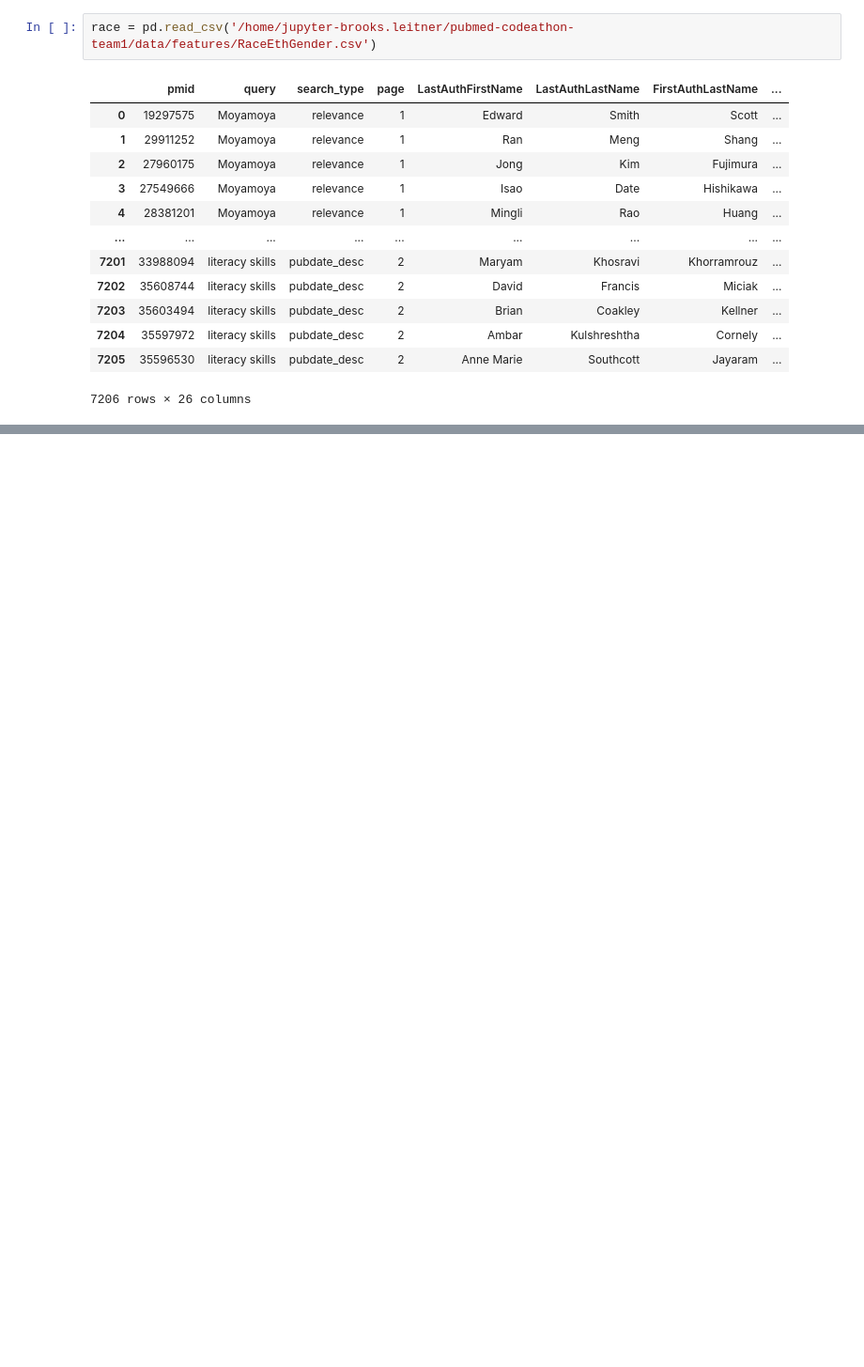
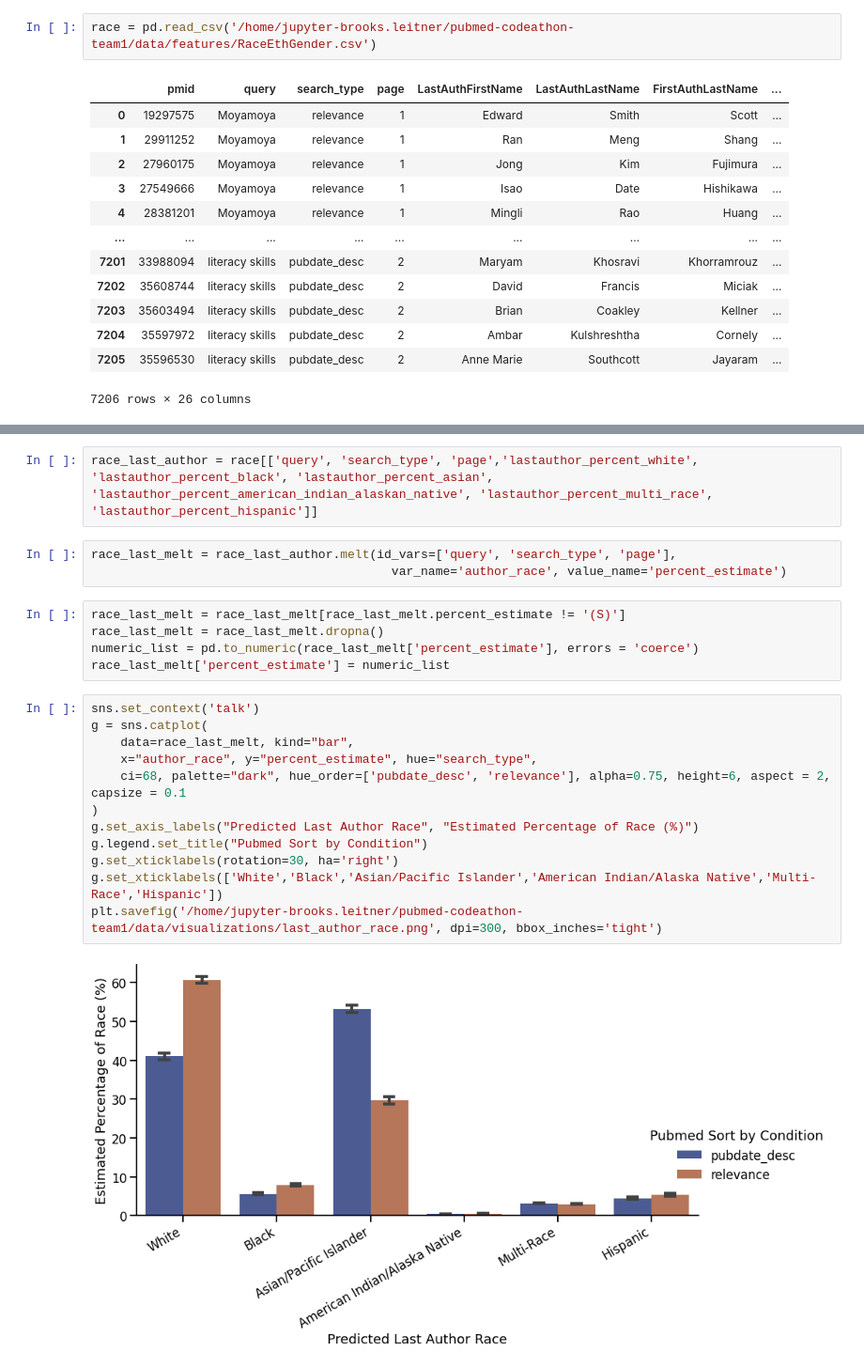
Before and after one commit to NCBI-Codeathons/pubmed-codeathon-team1, a Jupyter notebook: notebooks/data_visualizations_bl.ipynb, the cells around one changed output, grey strips where cells are left out. Shown at 94% size. Cells and saved outputs as stored; diff of their text form; blank space fills up the shorter version.

```diff
--- a/notebooks/data_visualizations_bl.ipynb
+++ b/notebooks/data_visualizations_bl.ipynb
@@ -397,0 +411,24 @@ race_first_melt['percent_estimate'] = numeric_list
+# %%
+race_last_author = race[['query', 'search_type', 'page','lastauthor_percent_white', 'lastauthor_percent_black', 'lastauthor_percent_asian', 'lastauthor_percent_american_indian_alaskan_native', 'lastauthor_percent_multi_race', 'lastauthor_percent_hispanic']]
+# %%
+race_last_melt = race_last_author.melt(id_vars=['query', 'search_type', 'page'],
+                                         var_name='author_race', value_name='percent_estimate')
+# %%
+race_last_melt = race_last_melt[race_last_melt.percent_estimate != '(S)']
+race_last_melt = race_last_melt.dropna()
+numeric_list = pd.to_numeric(race_last_melt['percent_estimate'], errors = 'coerce')
+race_last_melt['percent_estimate'] = numeric_list
+# %%
+sns.set_context('talk')
+g = sns.catplot(
+    data=race_last_melt, kind="bar",
+    x="author_race", y="percent_estimate", hue="search_type",
+    ci=68, palette="dark", hue_order=['pubdate_desc', 'relevance'], alpha=0.75, height=6, aspect = 2, capsize = 0.1
+)
+g.set_axis_labels("Predicted Last Author Race", "Estimated Percentage of Race (%)")
+g.legend.set_title("Pubmed Sort by Condition")
+g.set_xticklabels(rotation=30, ha='right')
+g.set_xticklabels(['White','Black','Asian/Pacific Islander','American Indian/Alaska Native','Multi-Race','Hispanic'])
+plt.savefig('/home/jupyter-brooks.leitner/pubmed-codeathon-team1/data/visualizations/last_author_race.png', dpi=300, bbox_inches='tight')
+# %% [output]
+[figure, added]
```
Also changed, not shown: parts of 43 cells of this notebook, 1 other file.
